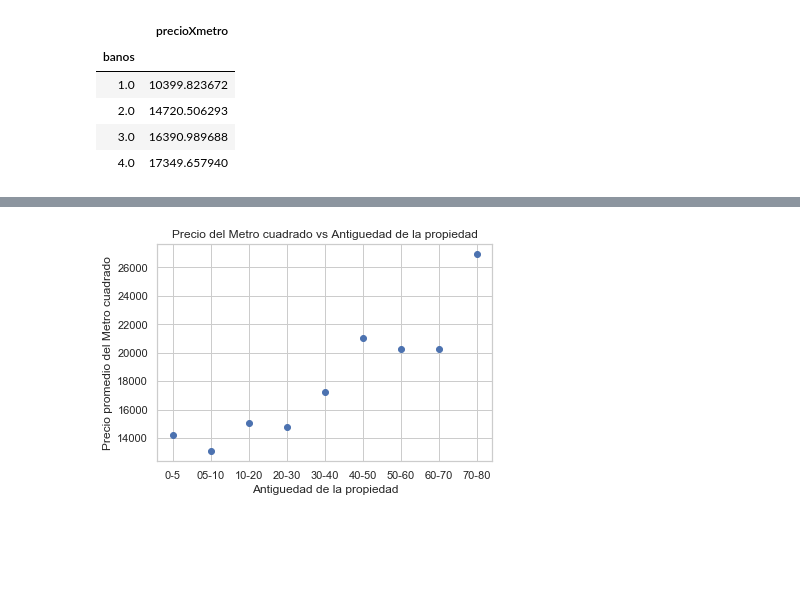
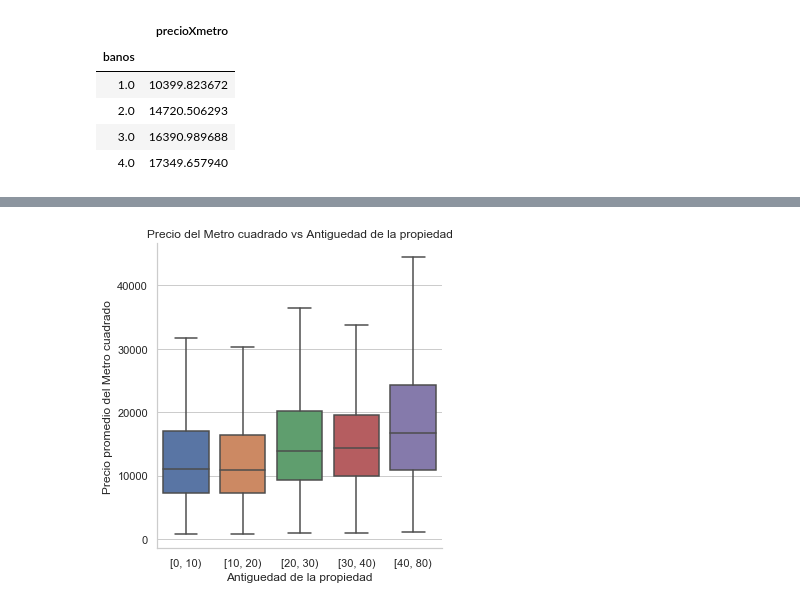
Before and after one commit to camilaserra5/7506-organizacion-de-datos, a Jupyter notebook: precioDelMetro.ipynb, the cells around one changed output, grey strips where cells are left out. Cells and saved outputs as stored; diff of their text form; code cells hidden in the pictures; blank space fills up the shorter version.

```diff
--- a/precioDelMetro.ipynb
+++ b/precioDelMetro.ipynb
@@ -127,22 +116,6 @@ print("70 a 80", df70a80.shape)
-# %%
-def grupo_por_antiguedad(antiguedad):
-    if antiguedad >= 0 and antiguedad <= 5:
-        return "0-5"
-    elif antiguedad > 5 and antiguedad <= 10:
-        return "05-10"
-    elif antiguedad > 10 and antiguedad <= 20:
-        return "10-20"
-    elif antiguedad > 20 and antiguedad <= 30:
-        return "20-30"
-    elif antiguedad > 30 and antiguedad <= 40:
-        return "30-40"
-    elif antiguedad > 40 and antiguedad <= 50:
-        return "40-50"
-    elif antiguedad > 50 and antiguedad <= 60:
-        return "50-60"
-    elif antiguedad > 60 and antiguedad <= 70:
-        return "60-70"
-    elif antiguedad > 70 and antiguedad <= 80:
-        return "70-80"
-
-df['grupoXantiguedad'] = df.apply(lambda x: grupo_por_antiguedad(x['antiguedad']), axis=1)
+# %%
+df['grupoXantiguedad'] = pd.cut(df['antiguedad'], [0, 10,20,30,40,80],right=False)
+
+precioMetroXantiguedad = df.groupby('grupoXantiguedad').agg({'precioXmetro':'mean'})
+precioMetroXantiguedad.reset_index(inplace=True)
+precioMetroXantiguedad
@@ -149 +129,9 @@ df['grupoXantiguedad'] = df.apply(lambda x: grupo_por_antiguedad(x['antiguedad']
+# %%
+sns.catplot(x='grupoXantiguedad', y="precioXmetro", kind="box", data=df,showfliers=False)
+plt.title('Precio del Metro cuadrado vs Antiguedad de la propiedad')
+plt.xlabel('Antiguedad de la propiedad')
+plt.ylabel('Precio promedio del Metro cuadrado')
+plt.show()
+# %% [output]
+[figure, added]
 # %%
@@ -151,8 +140,0 @@ precioMetroXantiguedad = df.groupby('grupoXantiguedad').agg({'precioXmetro':'mea
-# %%
-plt.plot(precioMetroXantiguedad.index, precioMetroXantiguedad.precioXmetro, 'o')
-plt.title('Precio del Metro cuadrado vs Antiguedad de la propiedad')
-plt.xlabel('Antiguedad de la propiedad')
-plt.ylabel('Precio promedio del Metro cuadrado')
-plt.show()
-# %% [output]
-[figure, removed]
```
Also changed, not shown: parts of 8 cells of this notebook.
